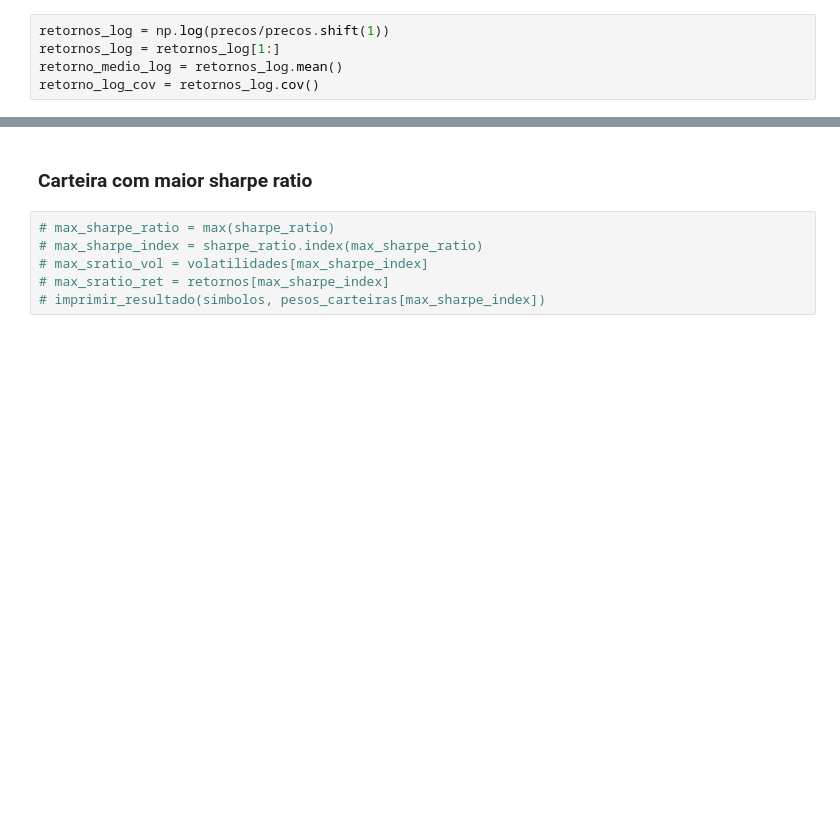
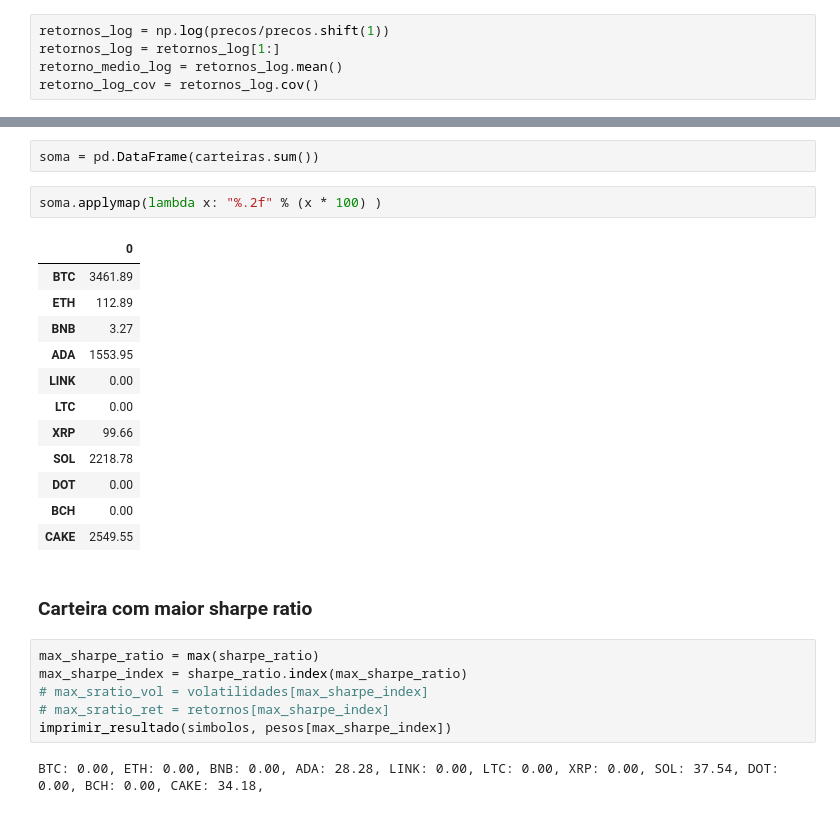
Before and after one commit to lamartinet/cripto, a Jupyter notebook: portfolio/src/otimizacao_carteiras.ipynb, the cells around one changed output, grey strips where cells are left out. Drawn from its saved outputs; the diff is of its cells as text; blank space fills up the shorter version.

```diff
--- a/portfolio/src/otimizacao_carteiras.ipynb
+++ b/portfolio/src/otimizacao_carteiras.ipynb
@@ -103,8 +115,27 @@ plt.show()
+# %%
+soma = pd.DataFrame(carteiras.sum())
+# %%
+soma.applymap(lambda x: "%.2f" % (x * 100) )
+# %% [output]
+|  | 0 |
+| BTC | 3461.89 |
+| ETH | 112.89 |
+| BNB | 3.27 |
+| ADA | 1553.95 |
+| LINK | 0.00 |
+| LTC | 0.00 |
+| XRP | 99.66 |
+| SOL | 2218.78 |
+| DOT | 0.00 |
+| BCH | 0.00 |
+| CAKE | 2549.55 |
 # %% [markdown]
 ### Carteira com maior sharpe ratio
 # %%
-# max_sharpe_ratio = max(sharpe_ratio)
-# max_sharpe_index = sharpe_ratio.index(max_sharpe_ratio)
+max_sharpe_ratio = max(sharpe_ratio)
+max_sharpe_index = sharpe_ratio.index(max_sharpe_ratio)
 # max_sratio_vol = volatilidades[max_sharpe_index]
 # max_sratio_ret = retornos[max_sharpe_index]
-# imprimir_resultado(simbolos, pesos_carteiras[max_sharpe_index])
+imprimir_resultado(simbolos, pesos[max_sharpe_index])
+# %% [output]
+BTC: 0.00, ETH: 0.00, BNB: 0.00, ADA: 28.28, LINK: 0.00, LTC: 0.00, XRP: 0.00, SOL: 37.54, DOT: 0.00, BCH: 0.00, CAKE: 34.18,
```
Also changed, not shown: parts of 5 cells of this notebook, 3 other files.
